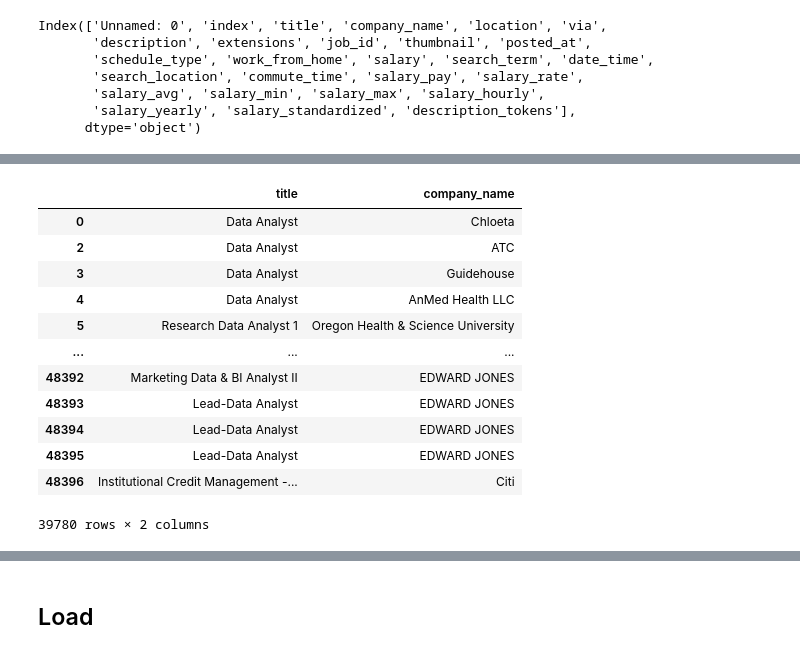
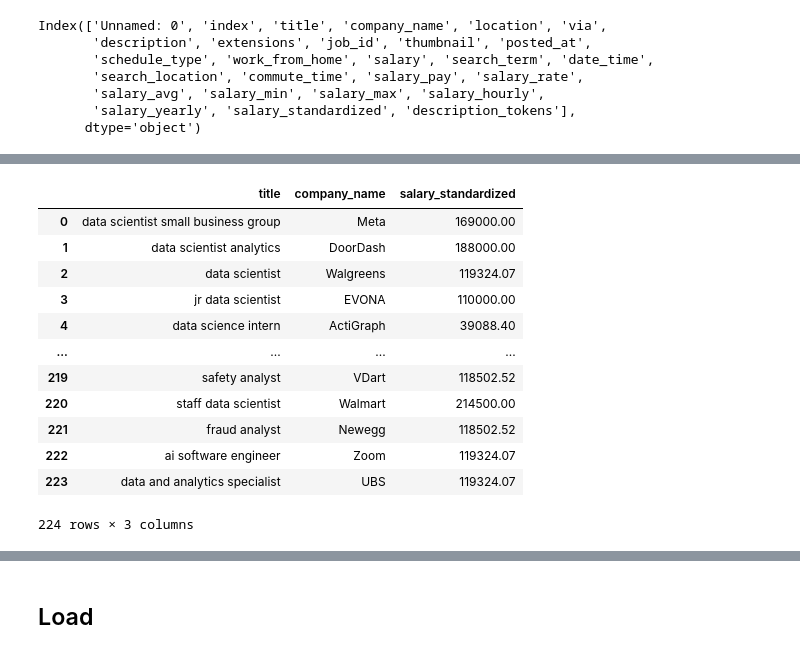
Before and after one commit to Severesix907/Capstone_Project, a Jupyter notebook: Code/pandas_etl- 5.28.24.ipynb, the cells around one changed output, grey strips where cells are left out. Saved outputs shown, nothing was run; the diff lists cells and outputs as text; code cells hidden in the pictures.

```diff
--- a/Code/pandas_etl- 5.28.24.ipynb
+++ b/Code/pandas_etl- 5.28.24.ipynb
@@ -174,24 +175,22 @@ Second_df
 224 rows × 9 columns
 # %%
-#Second_df = Second_df.rename(columns={'average_salary': 'salary_standardized'})
+
+Second_df = Second_df[['title', 'company_name', 'salary_standardized']]
+Second_df
+# %% [output]
+|  | title | company_name | salary_standardized |
+| 0 | data scientist small business group | Meta | 169000.00 |
+| 1 | data scientist analytics | DoorDash | 188000.00 |
+| 2 | data scientist | Walgreens | 119324.07 |
+| 3 | jr data scientist | EVONA | 110000.00 |
+| 4 | data science intern | ActiGraph | 39088.40 |
+| ... | ... | ... | ... |
+| 219 | safety analyst | VDart | 118502.52 |
+| 220 | staff data scientist | Walmart | 214500.00 |
+| 221 | fraud analyst | Newegg | 118502.52 |
+| 222 | ai software engineer | Zoom | 119324.07 |
+| 223 | data and analytics specialist | UBS | 119324.07 |
+224 rows × 3 columns
-# %%
-
-Second_df = filtered_df[['title', 'company_name']]
-Second_df
-# %% [output]
-|  | title | company_name |
-| 0 | Data Analyst | Chloeta |
-| 2 | Data Analyst | ATC |
-| 3 | Data Analyst | Guidehouse |
-| 4 | Data Analyst | AnMed Health LLC |
-| 5 | Research Data Analyst 1 | Oregon Health & Science University |
-| ... | ... | ... |
-| 48392 | Marketing Data & BI Analyst II | EDWARD JONES |
-| 48393 | Lead-Data Analyst | EDWARD JONES |
-| 48394 | Lead-Data Analyst | EDWARD JONES |
-| 48395 | Lead-Data Analyst | EDWARD JONES |
-| 48396 | Institutional Credit Management -... | Citi |
-39780 rows × 2 columns
 # %%
 # Combine the dataframes
 combined_df = pd.concat([selected_columns_df, Second_df], ignore_index=True)
```
Also changed, not shown: parts of 6 cells of this notebook.
